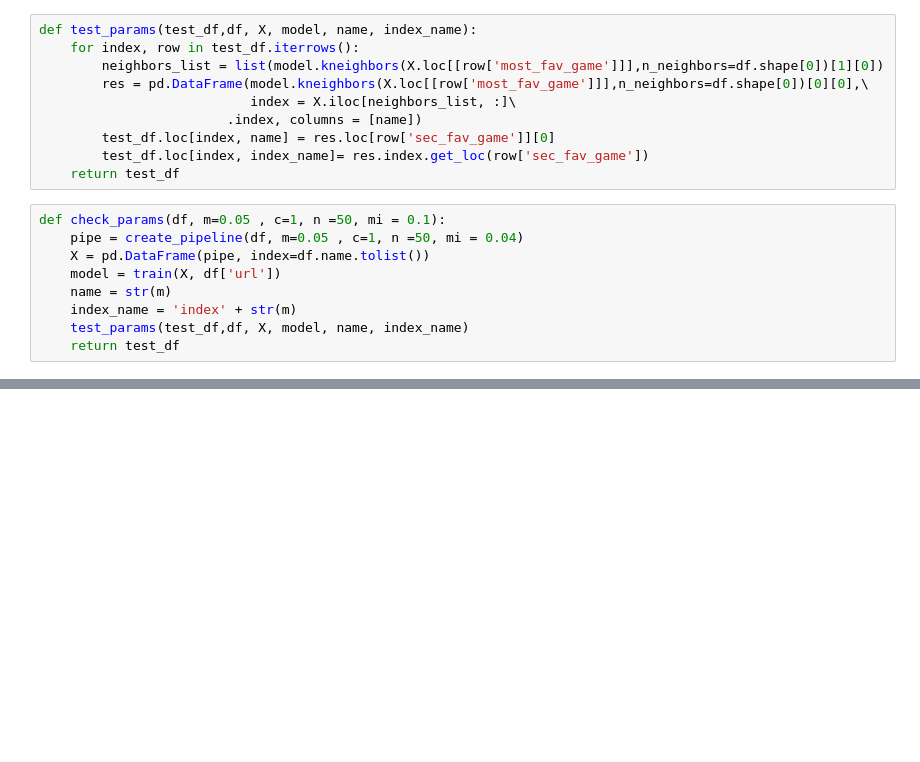
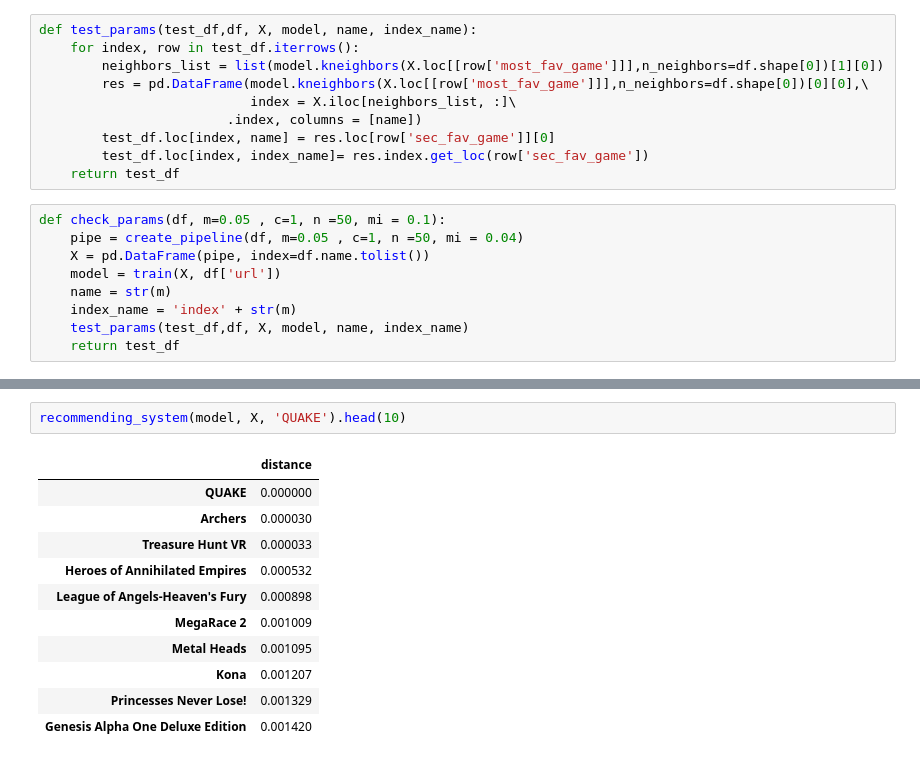
Before and after one commit to JoaoMarques1/find_your_inner_gamer, a Jupyter notebook: notebooks/Testing_pipeline_new_df.ipynb, the cells around one changed output, grey strips where cells are left out. Saved outputs shown, nothing was run; the diff lists cells and outputs as text; blank space fills up the shorter version.

```diff
--- a/notebooks/Testing_pipeline_new_df.ipynb
+++ b/notebooks/Testing_pipeline_new_df.ipynb
@@ -388,0 +447,14 @@ for params in params_list[:25]:
+# %%
+recommending_system(model, X, 'QUAKE').head(10)
+# %% [output]
+|  | distance |
+| QUAKE | 0.000000 |
+| Archers | 0.000030 |
+| Treasure Hunt VR | 0.000033 |
+| Heroes of Annihilated Empires | 0.000532 |
+| League of Angels-Heaven's Fury | 0.000898 |
+| MegaRace 2 | 0.001009 |
+| Metal Heads | 0.001095 |
+| Kona | 0.001207 |
+| Princesses Never Lose! | 0.001329 |
+| Genesis Alpha One Deluxe Edition | 0.001420 |
```
Also changed, not shown: parts of 30 cells of this notebook, 1 other file.
